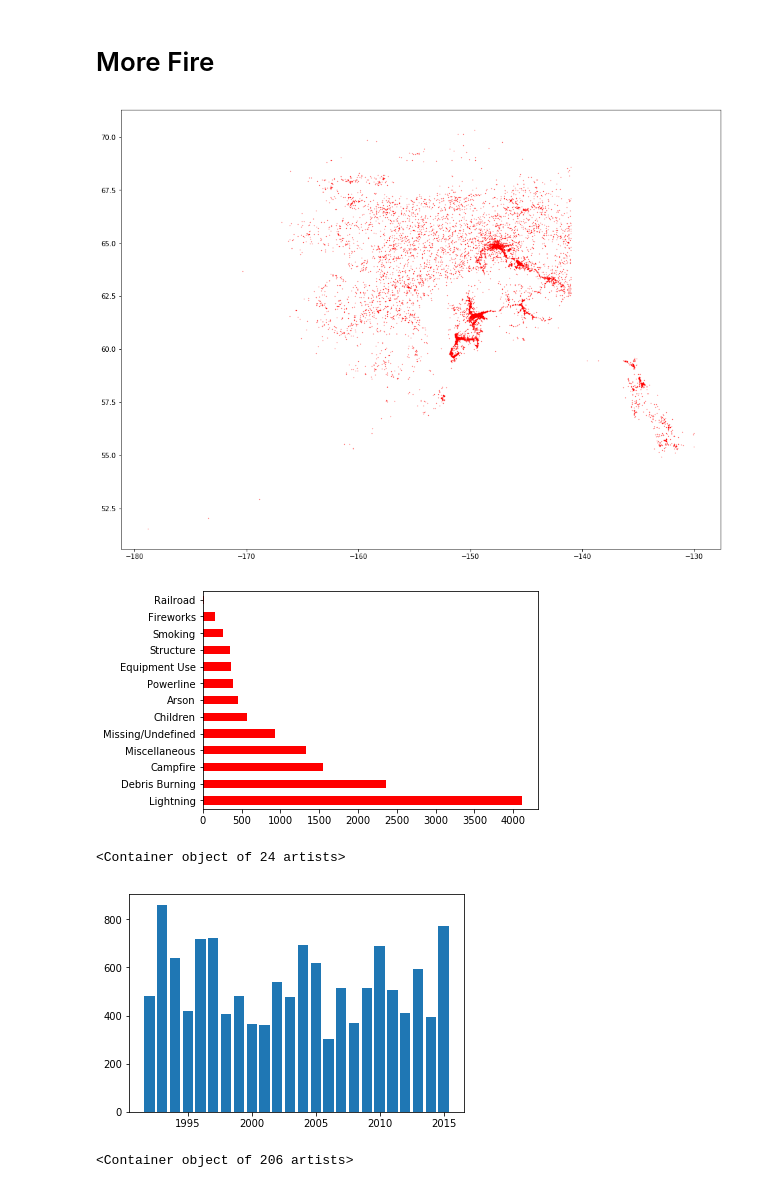
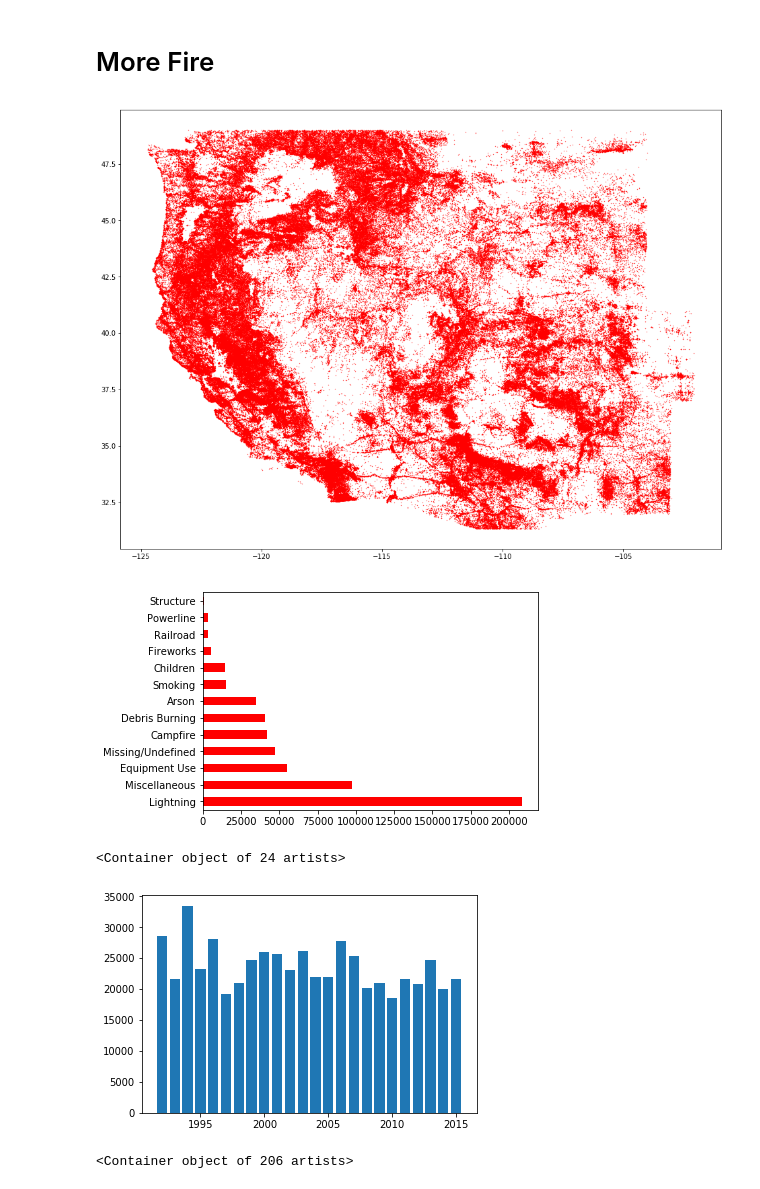
Before and after one commit to n8pk/passion_project, a Jupyter notebook: 00_EDA.ipynb, the cells around one changed output. Cells and saved outputs as stored; diff of their text form; code cells hidden in the pictures.

```diff
--- a/00_EDA.ipynb
+++ b/00_EDA.ipynb
@@ -138,6 +140,3 @@ plt.show()
 # More Fire
 # %%
 df_orig = df.copy()
-# %%
-df_orig = df_orig[df_orig['STATE'] == 'AK']
-df_orig_big = df_orig[df_orig['FIRE_SIZE'] > 100]
@@ -143,0 +147,6 @@ df_orig_big = df_orig[df_orig['FIRE_SIZE'] > 100]
+# %%
+west = ['AZ', 'CA', 'CO', 'ID', 'MT', 'NM', 'NV', 'OR', 'WA', 'WY', 'UT']
+
+west_df = df_orig[df_orig['STATE'].isin(west)]
+
+west_df.to_csv('/home/nate/Desktop/fires/AWS/west_df.csv')
@@ -149,26 +162,26 @@ df_orig_big = df_orig[df_orig['FIRE_SIZE'] > 100]
 # %%
 plt.figure(figsize=(16,12))
 
-x=df_orig['LONGITUDE']
-y=df_orig['LATITUDE']
+x=west_df['LONGITUDE']
+y=west_df['LATITUDE']
 
 plt.scatter(x,y,color='r',s=0.1)
 
 plt.show()
 # %% [output]
-[figure, old version]
+[figure, new version]
 # %%
-df_orig['STAT_CAUSE_DESCR'].value_counts().plot(kind='barh',color='r')
+west_df['STAT_CAUSE_DESCR'].value_counts().plot(kind='barh',color='r')
 plt.show()
 # %% [output]
-[figure, old version]
+[figure, new version]
 # %%
-years = pd.Series.to_frame(df_orig['YEAR'].value_counts()).sort_index()
+years = pd.Series.to_frame(west_df['YEAR'].value_counts()).sort_index()
 
 plt.bar(years.index, years['YEAR'])
 # %% [output]
 <Container object of 24 artists>
-[figure, old version]
+[figure, new version]
 # %%
 mth = list(df_orig['MONTH'])
 yr = list(df_orig['YEAR'])
```
Also changed, not shown: parts of 14 cells of this notebook, 2 other files.
